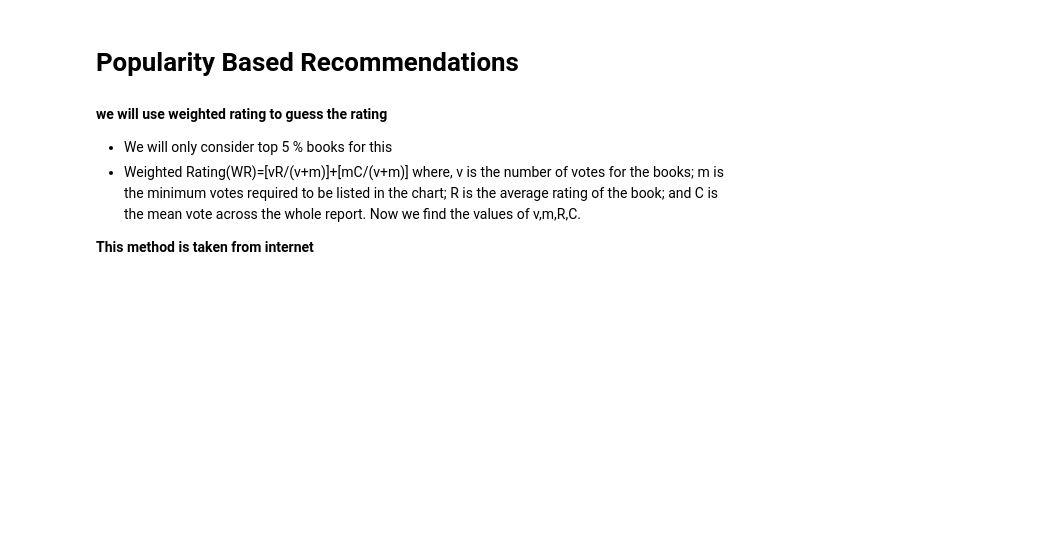
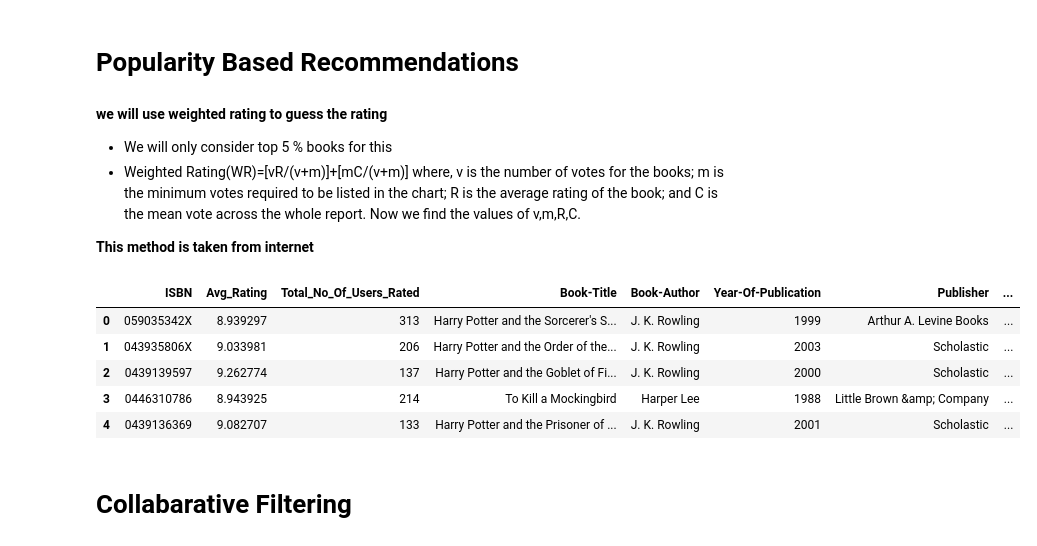
Before and after one commit to GaikwadSandesh/Book_Recommendation_System, a Jupyter notebook: Book_Recommendation_System.ipynb, the cells around one changed output. Saved outputs shown, nothing was run; the diff lists cells and outputs as text; code cells hidden in the pictures; blank space fills up the shorter version.

Commit message:
Popularity Based Recommendation

```diff
--- a/Book_Recommendation_System.ipynb
+++ b/Book_Recommendation_System.ipynb
@@ -389,0 +398,19 @@ m= df['Total_No_Of_Users_Rated'].quantile(0.90)
+# %%
+Top_5per_books['Popularity_rating'] = Top_5per_books.apply(popularity_rating,axis=1)
+# %%
+Top_5per_books.drop(columns=['User-ID' , 'Age', 'Book-Rating'], inplace = True)
+# %%
+Top_5per_books.drop_duplicates(inplace = True)
+# %%
+Top_5per_books.sort_values('Popularity_rating' , ascending= False , inplace = True , ignore_index =True)
+# %%
+Top_5per_books.head()
+# %% [output]
+|  | ISBN | Avg_Rating | Total_No_Of_Users_Rated | Book-Title | Book-Author | Year-Of-Publication | Publisher | ... |
+| 0 | 059035342X | 8.939297 | 313 | Harry Potter and the Sorcerer's S... | J. K. Rowling | 1999 | Arthur A. Levine Books | ... |
+| 1 | 043935806X | 9.033981 | 206 | Harry Potter and the Order of the... | J. K. Rowling | 2003 | Scholastic | ... |
+| 2 | 0439139597 | 9.262774 | 137 | Harry Potter and the Goblet of Fi... | J. K. Rowling | 2000 | Scholastic | ... |
+| 3 | 0446310786 | 8.943925 | 214 | To Kill a Mockingbird | Harper Lee | 1988 | Little Brown &amp; Company | ... |
+| 4 | 0439136369 | 9.082707 | 133 | Harry Potter and the Prisoner of ... | J. K. Rowling | 2001 | Scholastic | ... |
+# %% [markdown]
+# Collabarative Filtering
```
Also changed, not shown: parts of 3 cells of this notebook.
